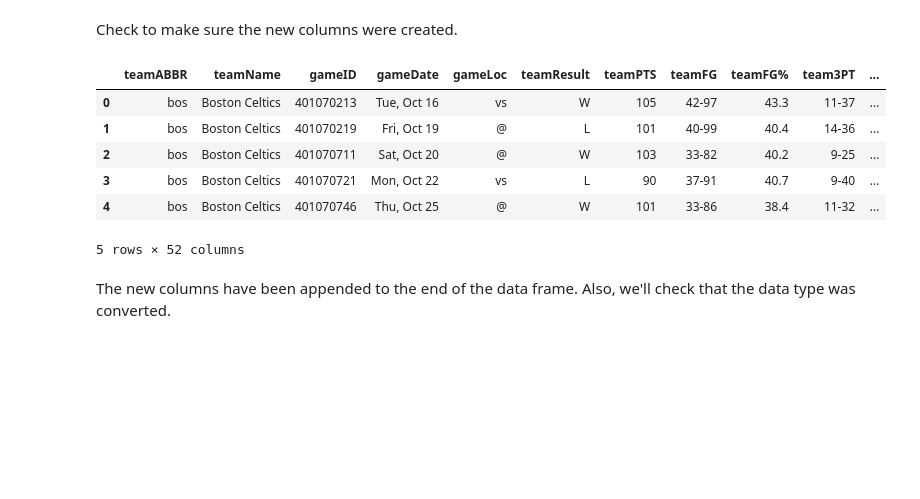
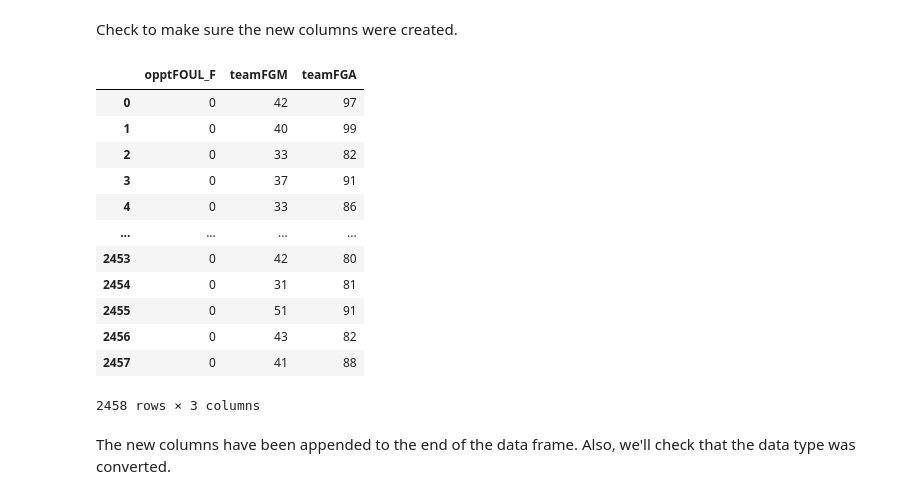
Before and after one commit to myrastone0/Oliver-s-Four-Factors-of-Basketball, a Jupyter notebook: nbs/nbaDataCleaning.ipynb, the cells around one changed output. Cells and saved outputs as stored; diff of their text form; code cells hidden in the pictures; blank space fills up the shorter version.

```diff
--- a/nbs/nbaDataCleaning.ipynb
+++ b/nbs/nbaDataCleaning.ipynb
@@ -136,16 +112,22 @@ We'll split on the hyphen and create new columns for shots made and attempted fo
 df[['teamFGM', 'teamFGA']] = df.teamFG.str.split('-', expand=True).astype(int)
 # %% [markdown]
 Check to make sure the new columns were created.
-# %%
-df.head()
-# %% [output]
-|  | teamABBR | teamName | gameID | gameDate | gameLoc | teamResult | teamPTS | teamFG | teamFG% | team3PT | ... |
-| 0 | bos | Boston Celtics | 401070213 | Tue, Oct 16 | vs | W | 105 | 42-97 | 43.3 | 11-37 | ... |
-| 1 | bos | Boston Celtics | 401070219 | Fri, Oct 19 | @ | L | 101 | 40-99 | 40.4 | 14-36 | ... |
-| 2 | bos | Boston Celtics | 401070711 | Sat, Oct 20 | @ | W | 103 | 33-82 | 40.2 | 9-25 | ... |
-| 3 | bos | Boston Celtics | 401070721 | Mon, Oct 22 | vs | L | 90 | 37-91 | 40.7 | 9-40 | ... |
-| 4 | bos | Boston Celtics | 401070746 | Thu, Oct 25 | @ | W | 101 | 33-86 | 38.4 | 11-32 | ... |
-5 rows × 52 columns
+# %%
+df.T.tail(3).T
+# %% [output]
+|  | opptFOUL_F | teamFGM | teamFGA |
+| 0 | 0 | 42 | 97 |
+| 1 | 0 | 40 | 99 |
+| 2 | 0 | 33 | 82 |
+| 3 | 0 | 37 | 91 |
+| 4 | 0 | 33 | 86 |
+| ... | ... | ... | ... |
+| 2453 | 0 | 42 | 80 |
+| 2454 | 0 | 31 | 81 |
+| 2455 | 0 | 51 | 91 |
+| 2456 | 0 | 43 | 82 |
+| 2457 | 0 | 41 | 88 |
+2458 rows × 3 columns
 # %% [markdown]
 The new columns have been appended to the end of the data frame. Also, we'll check that the data type was converted.
 # %%
```
Also changed, not shown: parts of 13 cells of this notebook, 2 other files.
